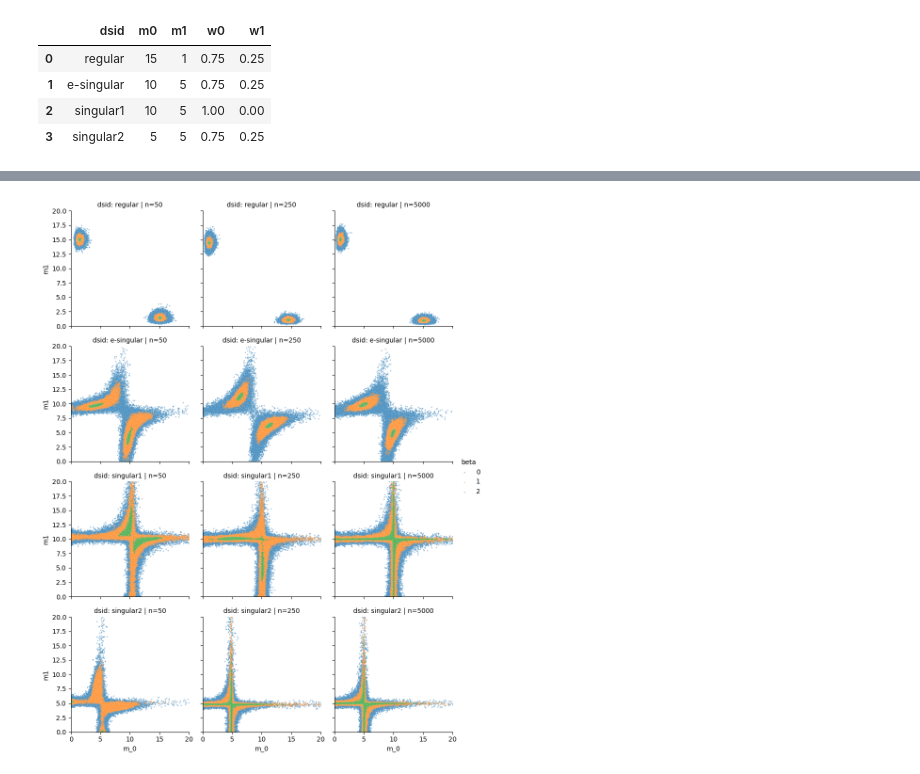
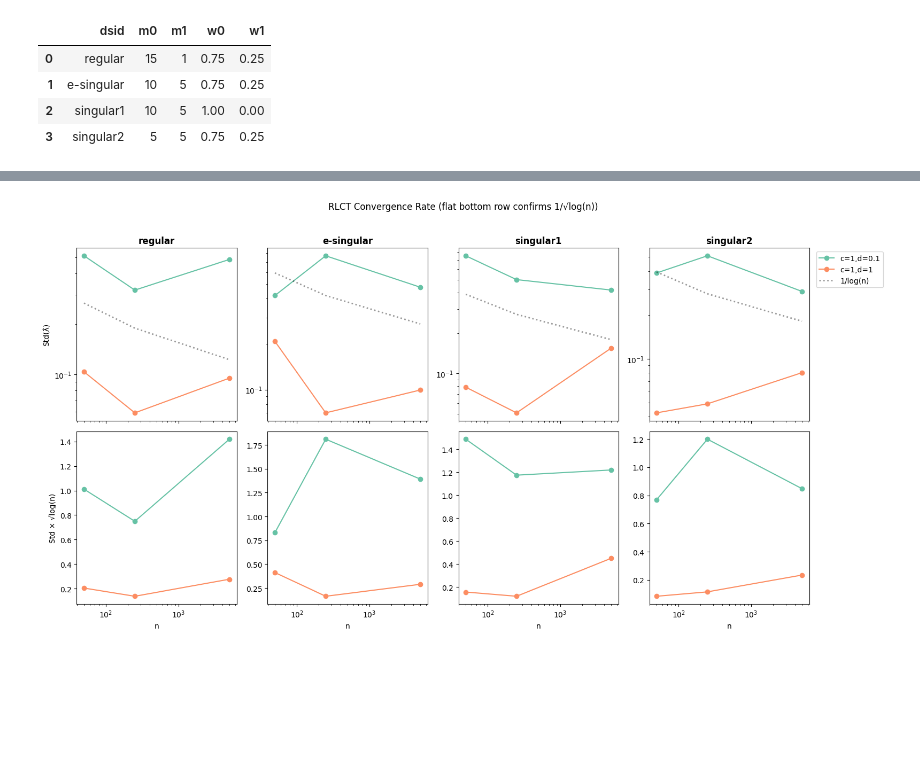
Before and after one commit to RealAshrafAhmed/singular-learning-theory, a Jupyter notebook: zoo/python/projects/luna/notebooks/poisson2d/poisson2d-rlct.ipynb, the cells around one changed output, grey strips where cells are left out. Drawn from its saved outputs; the diff is of its cells as text; code cells hidden in the pictures; blank space fills up the shorter version.

Commit message:
rlct plots

```diff
--- a/zoo/python/projects/luna/notebooks/poisson2d/poisson2d-rlct.ipynb
+++ b/zoo/python/projects/luna/notebooks/poisson2d/poisson2d-rlct.ipynb
@@ -97,7 +97,7 @@ if results_file.exists():
   estimators_df = pd.read_csv(results_file)
   # Create a set of completed (run, regime, dsid) tuples for fast lookup
   completed = set(
-      zip(estimators_df["trial"], estimators_df["regime"], estimators_df["dsid"])
+      zip(estimators_df["trial"], estimators_df["regime"], estimators_df["dsid"], estimators_df["hypers"])
   )
   estimators_data = estimators_df.to_dict("records")
 else:
@@ -244,0 +337,3 @@ KeyboardInterrupt:
+# %%
+rlct_estimates_df = pd.DataFrame(estimators_data)
+rlct_estimates_df
@@ -336,21 +515,70 @@ joined_posterior_df.head()
 # %%
+import pandas as pd
+import matplotlib.pyplot as plt
 import seaborn as sns
-import matplotlib.pyplot as plt
+import numpy as np
 
-# Create FacetGrid
-g = sns.FacetGrid(joined_posterior_df, row="dsid", col="n", hue='ibeta', height=3, aspect=1)
+# Compute summary statistics
+summary = rlct_estimates_df.groupby(['dsid', 'n', 'hypers']).agg(
+    mean_rlct=('rlct', 'mean'),
+    std_rlct=('rlct', 'std')
+).reset_index()
 
-# Map scatter plot
-g.map(sns.scatterplot, "m0", "m1", alpha=0.6, s=3)
+summary['true_rlct'] = summary['dsid'].apply(rlct_by_dsid)
+summary['std_normalized'] = summary['std_rlct'] * np.sqrt(np.log(summary['n']))
 
-# Set axis limits
-g.set(xlim=(0, 20), ylim=(0, 20))
-# Add labels and formatting
-g.set_axis_labels("m_0", "m1")
-g.set_titles(row_template="dsid: {row_name}", col_template="n={col_name}")
+dsids = ['regular', 'e-singular', 'singular1', 'singular2']
+hypers_list = summary['hypers'].unique()
+palette = sns.color_palette('Set2', len(hypers_list))
+hyper_colors = dict(zip(hypers_list, palette))
 
+n_range = np.array(sorted(summary['n'].unique()))
+
+fig, axes = plt.subplots(2, len(dsids), figsize=(4*len(dsids), 8), sharex=True)
+
+for j, dsid in enumerate(dsids):
+    data = summary[summary['dsid'] == dsid]
+
+    # Top row: Std with reference line
+    ax = axes[0, j]
+
+    for hyper in hypers_list:
+        hdata = data[data['hypers'] == hyper].sort_values('n')
+        ax.plot(hdata['n'], hdata['std_rlct'], 'o-',
+                label=hyper, color=hyper_colors[hyper])
+
+    # Reference line anchored at midpoint
+    mid_idx = len(n_range) // 2
+    ref_n = n_range[mid_idx]
+    ref_std = data.groupby('n')['std_rlct'].mean().iloc[mid_idx]
+
+    ax.plot(n_range, ref_std * (np.log(ref_n) / np.log(n_range)),
+            'k:', alpha=0.4, linewidth=2, label='1/log(n)')
+
+    ax.set_xscale('log')
+    ax.set_yscale('log')
+    ax.set_xlabel('')
+    ax.set_ylabel('Std(λ̂)' if j == 0 else '')
+    ax.set_title(dsid, fontweight='bold')
+
+    if j == len(dsids) - 1:
+        ax.legend(bbox_to_anchor=(1.02, 1), loc='upper left')
+
+    # Bottom row: Std × √log(n)
+    ax = axes[1, j]
+
+    for hyper in hypers_list:
+        hdata = data[data['hypers'] == hyper].sort_values('n')
+        ax.plot(hdata['n'], hdata['std_normalized'], 'o-',
+                label=hyper, color=hyper_colors[hyper])
+
+    ax.set_xscale('log')
+    ax.set_xlabel('n')
+    ax.set_ylabel('Std × √log(n)' if j == 0 else '')
+    ax.get_legend().remove() if ax.get_legend() else None
+
+plt.suptitle('RLCT Convergence Rate (flat bottom row confirms 1/√log(n))', y=1.02)
 plt.tight_layout()
-g.add_legend(title="beta")
 plt.show()
 # %% [output]
-[figure, old version]
+[figure, new version]
```
Also changed, not shown: parts of 9 cells of this notebook, 2 other files.
